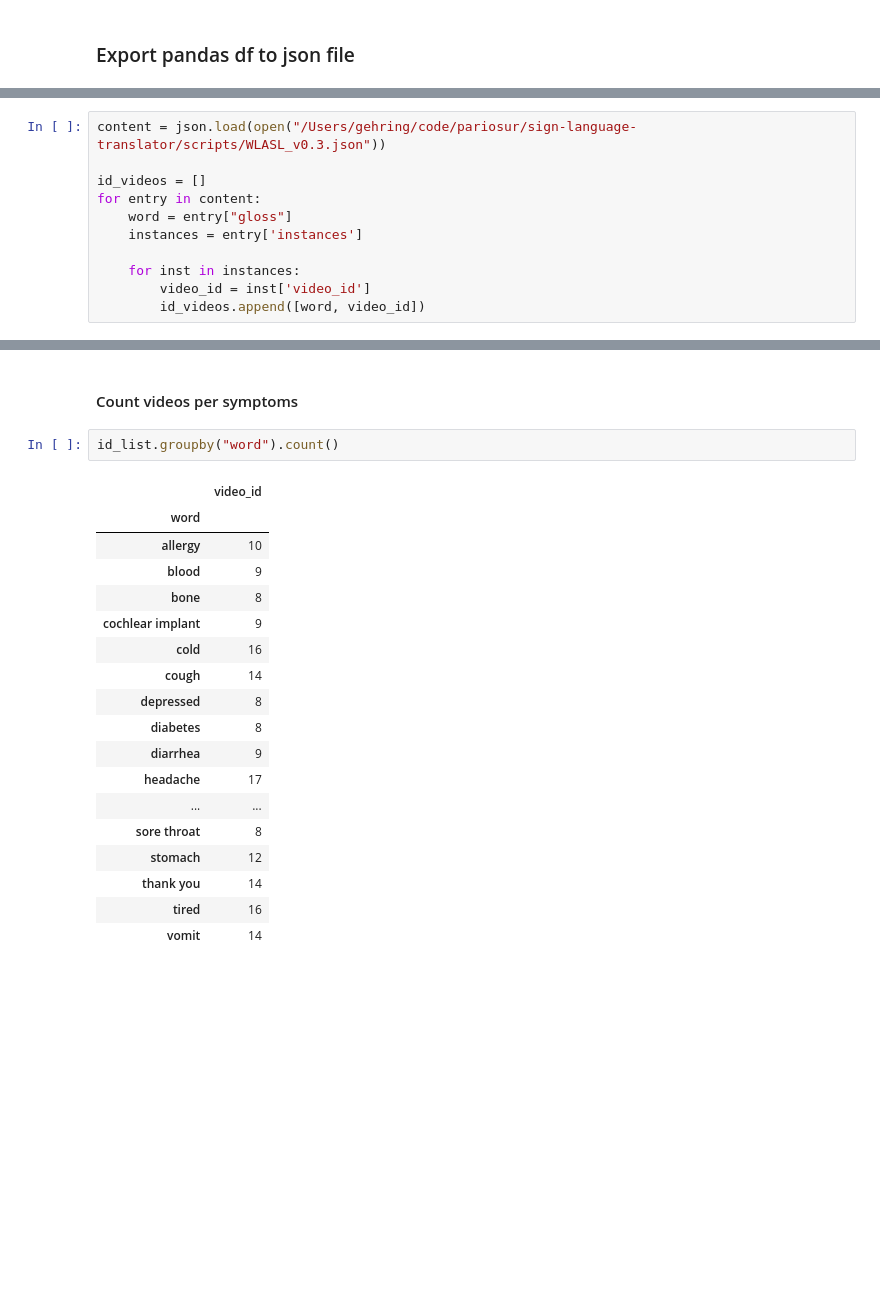
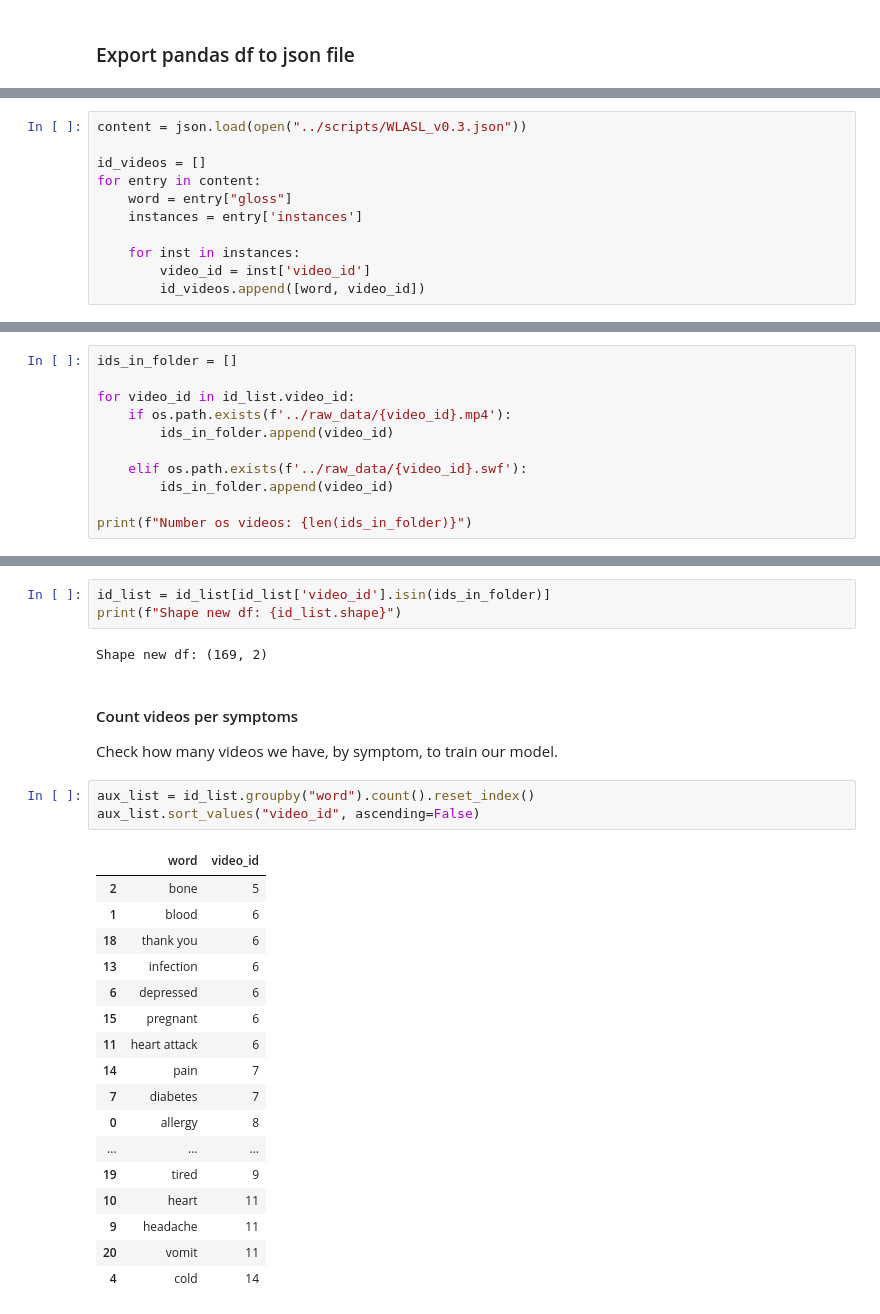
Before and after one commit to pariosur/sign-language-translator, a Jupyter notebook: notebooks/giovannagehring_dataclean.ipynb, the cells around one changed output, grey strips where cells are left out. Saved outputs shown, nothing was run; the diff lists cells and outputs as text; blank space fills up the shorter version.

```diff
--- a/notebooks/giovannagehring_dataclean.ipynb
+++ b/notebooks/giovannagehring_dataclean.ipynb
@@ -59,5 +62,5 @@ new_json = df.to_json("WLASL_v0.3.json", orient='records')
 # %%
-content = json.load(open("/Users/gehring/code/pariosur/sign-language-translator/scripts/WLASL_v0.3.json"))
+content = json.load(open("../scripts/WLASL_v0.3.json"))
 
 id_videos = []
 for entry in content:
@@ -86,0 +85,11 @@ id_list
+# %%
+ids_in_folder = []
+
+for video_id in id_list.video_id:
+    if os.path.exists(f'../raw_data/{video_id}.mp4'):
+        ids_in_folder.append(video_id)
+
+    elif os.path.exists(f'../raw_data/{video_id}.swf'):
+        ids_in_folder.append(video_id)
+
+print(f"Number os videos: {len(ids_in_folder)}")
@@ -87,23 +100,29 @@ id_list
+# %%
+id_list = id_list[id_list['video_id'].isin(ids_in_folder)]
+print(f"Shape new df: {id_list.shape}")
+# %% [output]
+Shape new df: (169, 2)
 # %% [markdown]
 #### Count videos per symptoms
+Check how many videos we have, by symptom, to train our model.
 # %%
-id_list.groupby("word").count()
+aux_list = id_list.groupby("word").count().reset_index()
+aux_list.sort_values("video_id", ascending=False)
 # %% [output]
-|  | video_id |
-| word |  |
-| allergy | 10 |
-| blood | 9 |
-| bone | 8 |
-| cochlear implant | 9 |
-| cold | 16 |
-| cough | 14 |
-| depressed | 8 |
-| diabetes | 8 |
-| diarrhea | 9 |
-| headache | 17 |
-| ... | ... |
-| sore throat | 8 |
-| stomach | 12 |
-| thank you | 14 |
-| tired | 16 |
-| vomit | 14 |
+|  | word | video_id |
+| 2 | bone | 5 |
+| 1 | blood | 6 |
+| 18 | thank you | 6 |
+| 13 | infection | 6 |
+| 6 | depressed | 6 |
+| 15 | pregnant | 6 |
+| 11 | heart attack | 6 |
+| 14 | pain | 7 |
+| 7 | diabetes | 7 |
+| 0 | allergy | 8 |
+| ... | ... | ... |
+| 19 | tired | 9 |
+| 10 | heart | 11 |
+| 9 | headache | 11 |
+| 20 | vomit | 11 |
+| 4 | cold | 14 |
```
Also changed, not shown: parts of 27 cells of this notebook.
